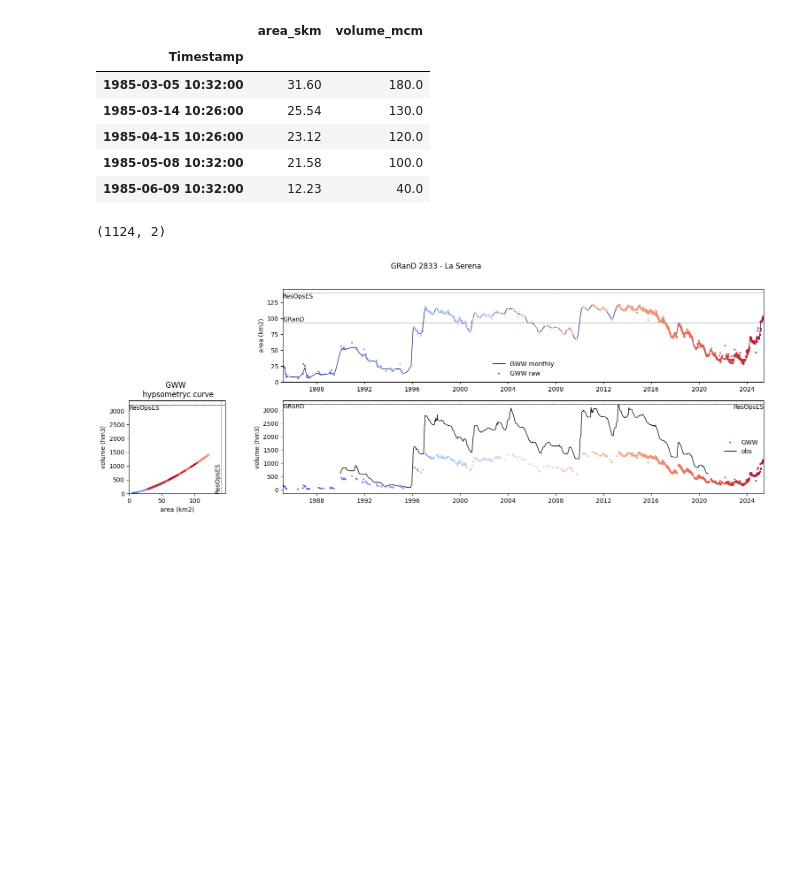
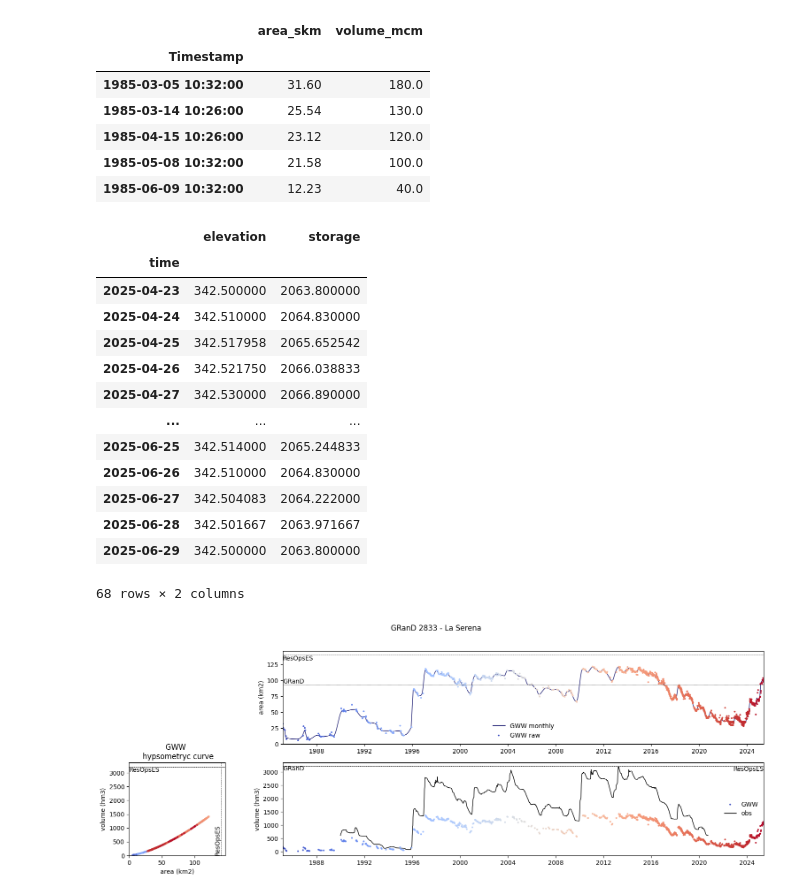
Before and after one commit to casadoj/lisflood-reservoirs, a Jupyter notebook: notebook/GlobalWaterWatch/GWW_API.ipynb, the cells around one changed output. Drawn from its saved outputs; the diff is of its cells as text; code cells hidden in the pictures; blank space fills up the shorter version.

```diff
--- a/notebook/GlobalWaterWatch/GWW_API.ipynb
+++ b/notebook/GlobalWaterWatch/GWW_API.ipynb
@@ -156,10 +158,23 @@ gww_raw_ts.head()
 | 1985-04-15 10:26:00 | 23.12 | 120.0 |
 | 1985-05-08 10:32:00 | 21.58 | 100.0 |
 | 1985-06-09 10:32:00 | 12.23 | 40.0 |
-# %%
-gww_raw_ts.shape
-# %% [output]
-(1124, 2)
+# %%
+hydro_ts
+# %% [output]
+|  | elevation | storage |
+| time |  |  |
+| 2025-04-23 | 342.500000 | 2063.800000 |
+| 2025-04-24 | 342.510000 | 2064.830000 |
+| 2025-04-25 | 342.517958 | 2065.652542 |
+| 2025-04-26 | 342.521750 | 2066.038833 |
+| 2025-04-27 | 342.530000 | 2066.890000 |
+| ... | ... | ... |
+| 2025-06-25 | 342.514000 | 2065.244833 |
+| 2025-06-26 | 342.510000 | 2064.830000 |
+| 2025-06-27 | 342.504083 | 2064.222000 |
+| 2025-06-28 | 342.501667 | 2063.971667 |
+| 2025-06-29 | 342.500000 | 2063.800000 |
+68 rows × 2 columns
 # %%
 s = 3
 xlim = (gww_raw_ts.index[0], gww_raw_ts.index[-1])
```
Also changed, not shown: parts of 1 cell of this notebook.
